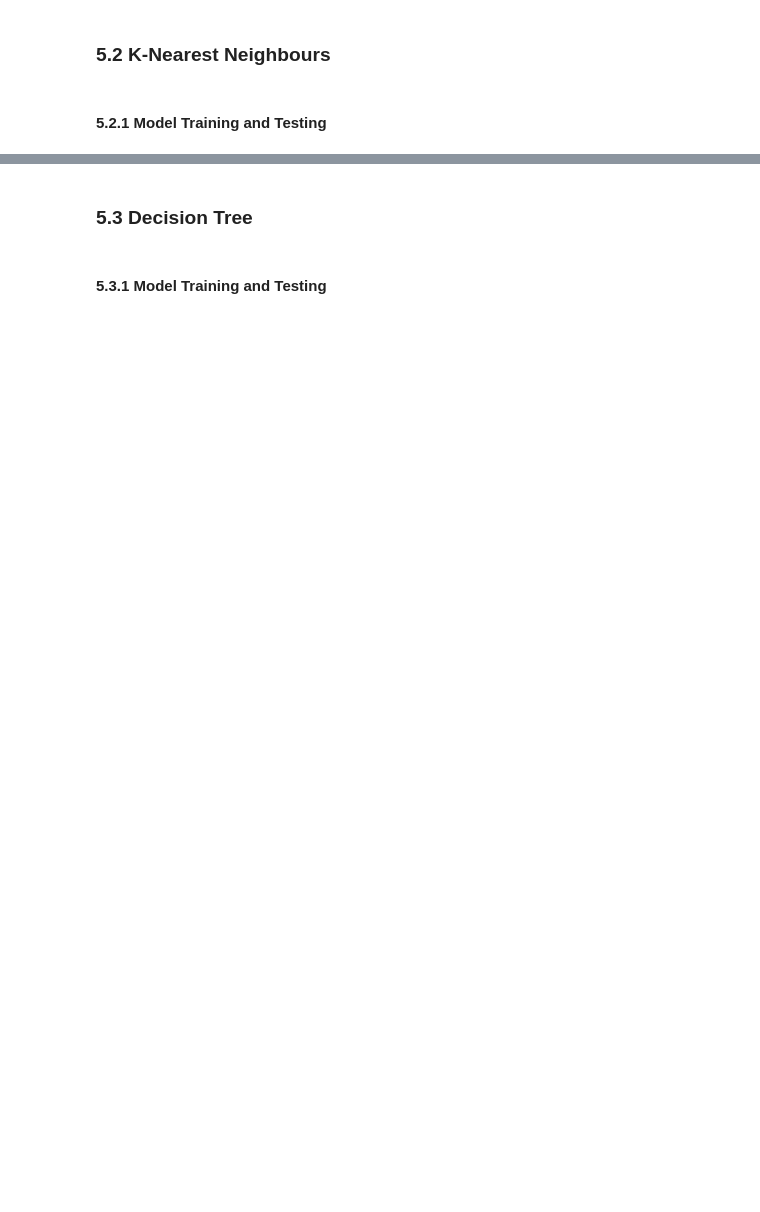
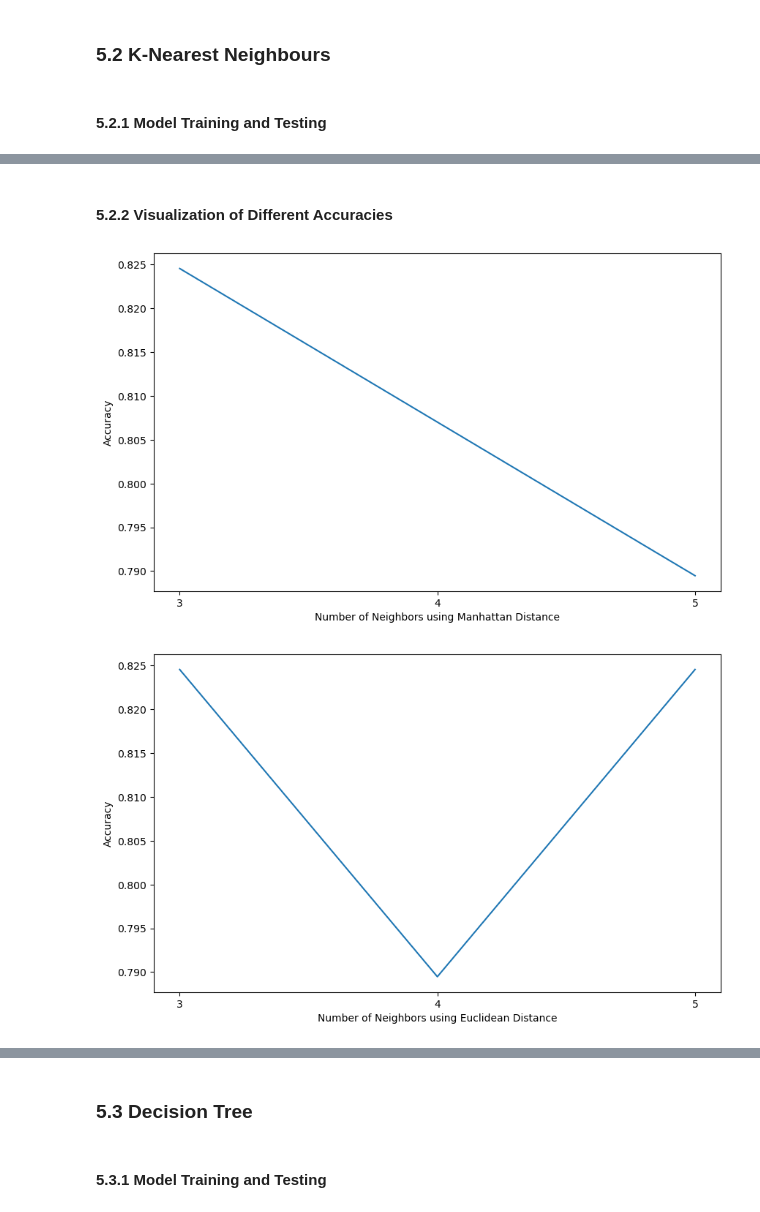
Before and after one commit to HanyaAdel/Heart-Disease-Detection, a Jupyter notebook: Preprocessing.ipynb, the cells around one changed output, grey strips where cells are left out. Saved outputs shown, nothing was run; the diff lists cells and outputs as text; code cells hidden in the pictures; blank space fills up the shorter version.

```diff
--- a/Preprocessing.ipynb
+++ b/Preprocessing.ipynb
@@ -498 +534,23 @@ K-Nearest Neighbors Model Accuracy: 0.8596491228070176
+# %% [markdown]
+#### 5.2.2 Visualization of Different Accuracies
+# %%
+
+loc = np.arange(3,6,step=1.0)
+plt.figure(figsize = (10, 6))
+plt.plot(range(3,6), KNNA[:3])
+plt.xticks(loc)
+plt.xlabel('Number of Neighbors using Manhattan Distance')
+plt.ylabel('Accuracy')
+plt.show()
+
+loc = np.arange(3,6,step=1.0)
+plt.figure(figsize = (10, 6))
+plt.plot(range(3,6), KNNA[3:])
+plt.xticks(loc)
+plt.xlabel('Number of Neighbors using Euclidean Distance')
+plt.ylabel('Accuracy')
+plt.show()
+# %% [output]
+[figure, added]
+[figure, added]
 # %% [markdown]
```
Also changed, not shown: parts of 22 cells of this notebook.
